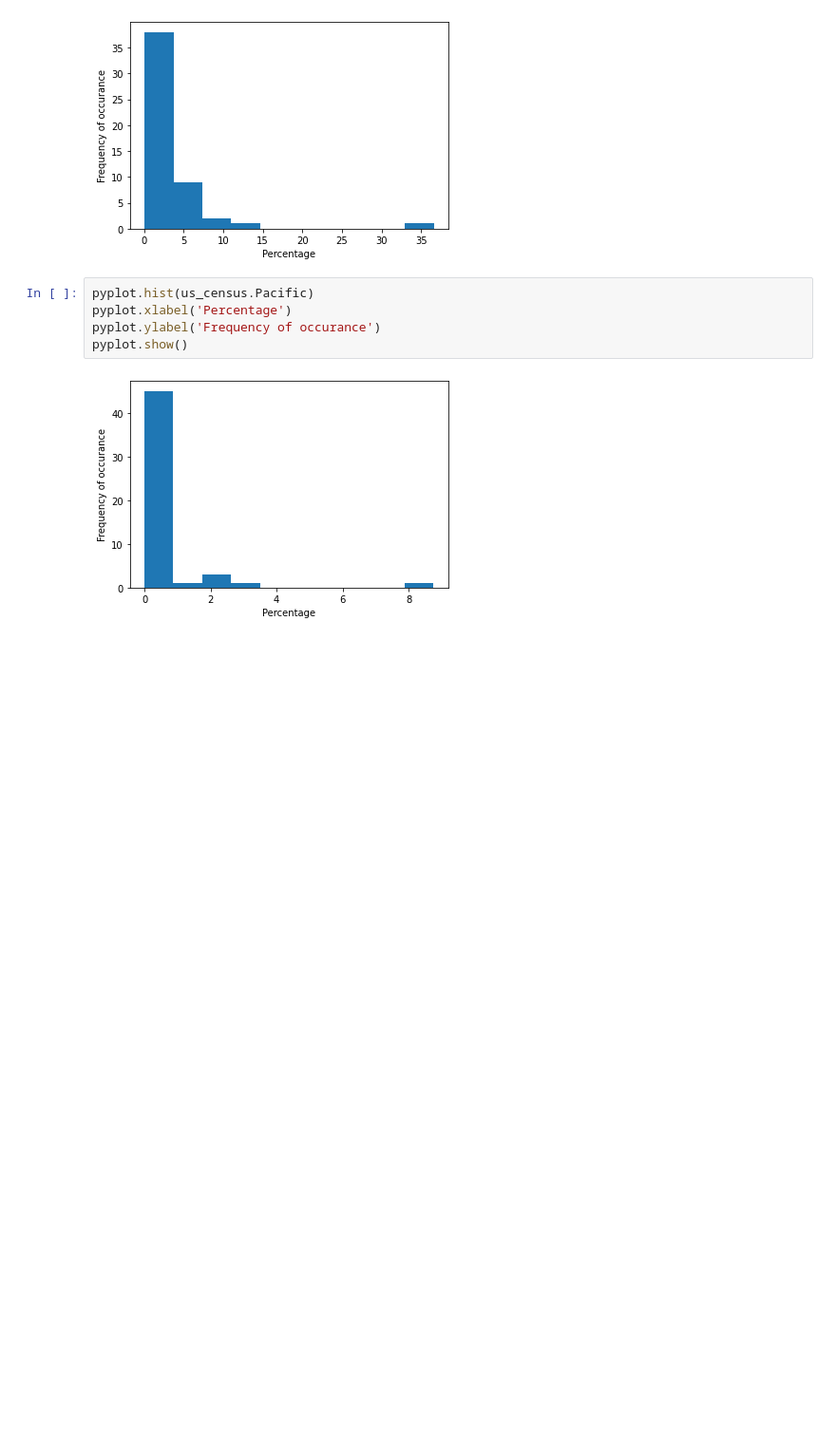
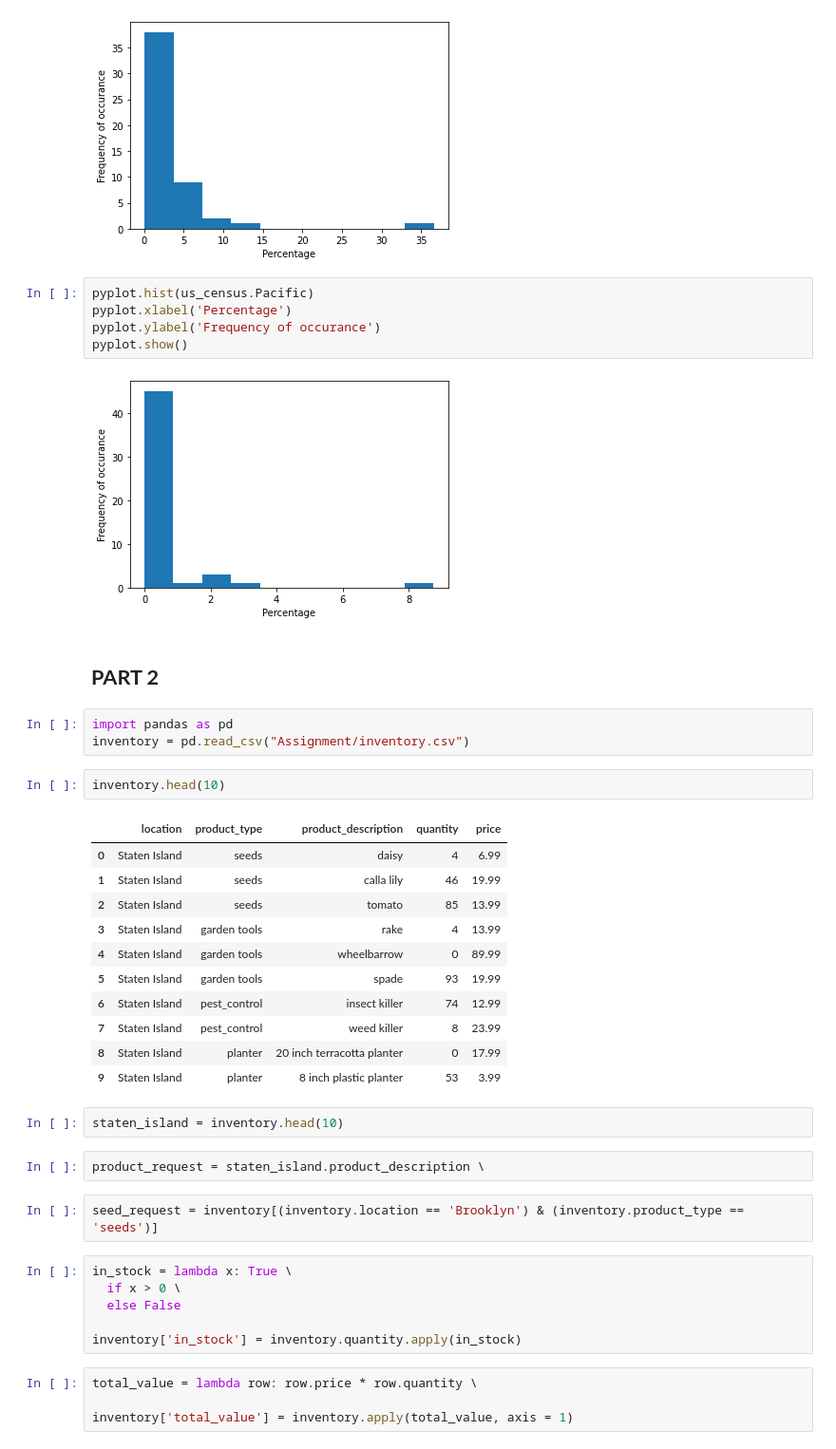
Before and after one commit to ammad19/AI-course-exercises, a Jupyter notebook: pandas_assignment.ipynb, the cells around one changed output. Shown: that part at 95% size. Saved outputs shown, nothing was run; the diff lists cells and outputs as text; blank space fills up the shorter version.

```diff
--- a/pandas_assignment.ipynb
+++ b/pandas_assignment.ipynb
@@ -441,3 +441,38 @@ pyplot.ylabel('Frequency of occurance')
 pyplot.show()
 # %% [output]
 [figure]
+# %% [markdown]
+## **PART 2**
+# %%
+import pandas as pd
+inventory = pd.read_csv("Assignment/inventory.csv")
+# %%
+inventory.head(10)
+# %% [output]
+|  | location | product_type | product_description | quantity | price |
+| 0 | Staten Island | seeds | daisy | 4 | 6.99 |
+| 1 | Staten Island | seeds | calla lily | 46 | 19.99 |
+| 2 | Staten Island | seeds | tomato | 85 | 13.99 |
+| 3 | Staten Island | garden tools | rake | 4 | 13.99 |
+| 4 | Staten Island | garden tools | wheelbarrow | 0 | 89.99 |
+| 5 | Staten Island | garden tools | spade | 93 | 19.99 |
+| 6 | Staten Island | pest_control | insect killer | 74 | 12.99 |
+| 7 | Staten Island | pest_control | weed killer | 8 | 23.99 |
+| 8 | Staten Island | planter | 20 inch terracotta planter | 0 | 17.99 |
+| 9 | Staten Island | planter | 8 inch plastic planter | 53 | 3.99 |
+# %%
+staten_island = inventory.head(10)
+# %%
+product_request = staten_island.product_description \
+# %%
+seed_request = inventory[(inventory.location == 'Brooklyn') & (inventory.product_type == 'seeds')]
+# %%
+in_stock = lambda x: True \
+  if x > 0 \
+  else False
+
+inventory['in_stock'] = inventory.quantity.apply(in_stock)
+# %%
+total_value = lambda row: row.price * row.quantity \
+
+inventory['total_value'] = inventory.apply(total_value, axis = 1)
```
Also changed, not shown: parts of 1 cell of this notebook.
